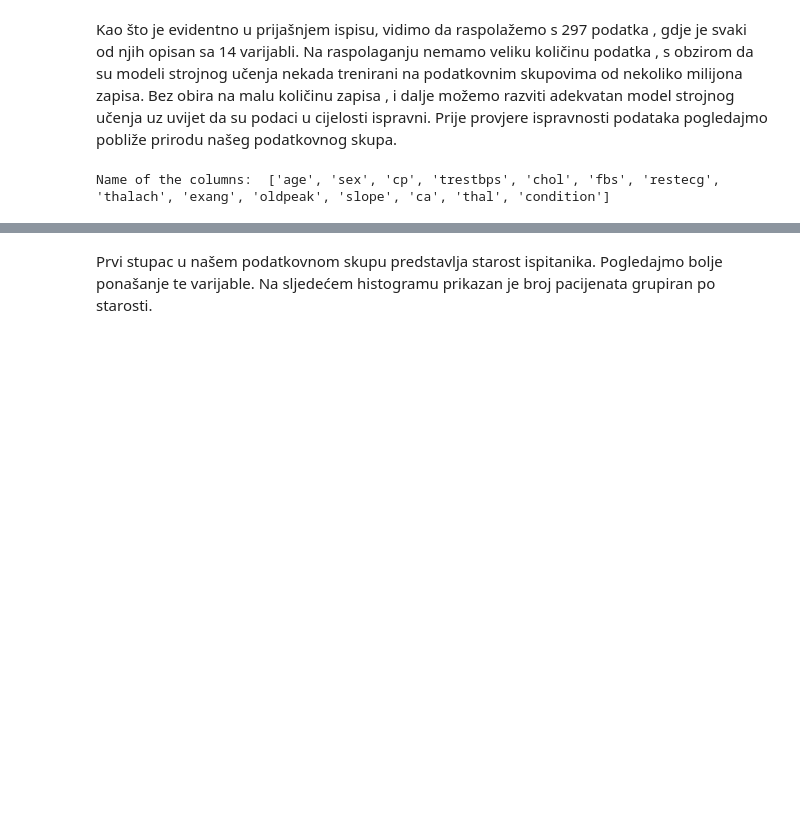
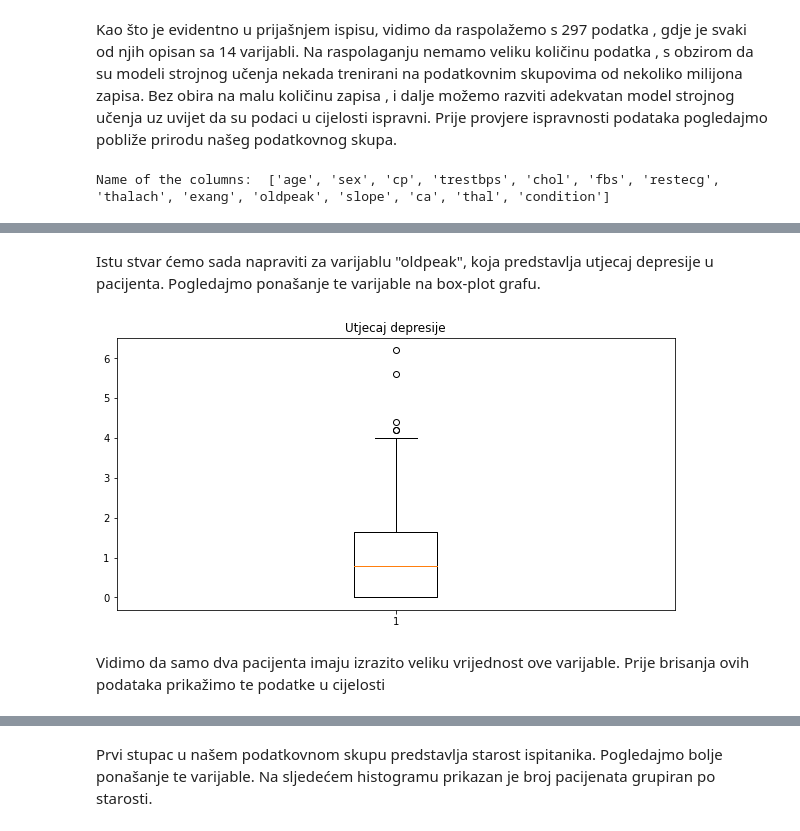
Before and after one commit to tp52/uzop, a Jupyter notebook: Uzop.ipynb, the cells around one changed output, grey strips where cells are left out. Cells and saved outputs as stored; diff of their text form; code cells hidden in the pictures; blank space fills up the shorter version.

```diff
--- a/Uzop.ipynb
+++ b/Uzop.ipynb
@@ -88,0 +114,3 @@ iz gornjeg ispisa možemo potvridit da u našem podatkovnm skupu nije prisutna n
+# %%
+data_set.drop(data_set.index[(data_set["chol"]==564)],axis=0,inplace=True)
+data_set["chol"].describe()
@@ -88,0 +127,12 @@ iz gornjeg ispisa možemo potvridit da u našem podatkovnm skupu nije prisutna n
+# %% [markdown]
+Istu stvar ćemo sada napraviti za varijablu "oldpeak", koja predstavlja utjecaj depresije u pacijenta. Pogledajmo ponašanje te varijable na box-plot grafu.
+# %%
+plt.figure(figsize =(10, 5))
+plt.title("Utjecaj depresije")
+plt.boxplot(data_set["oldpeak"])
+# show plot
+plt.show()
+# %% [output]
+[figure, added]
+# %% [markdown]
+Vidimo da samo dva pacijenta imaju izrazito veliku vrijednost ove varijable. Prije brisanja ovih podataka prikažimo te podatke u cijelosti
```
Also changed, not shown: parts of 28 cells of this notebook.
